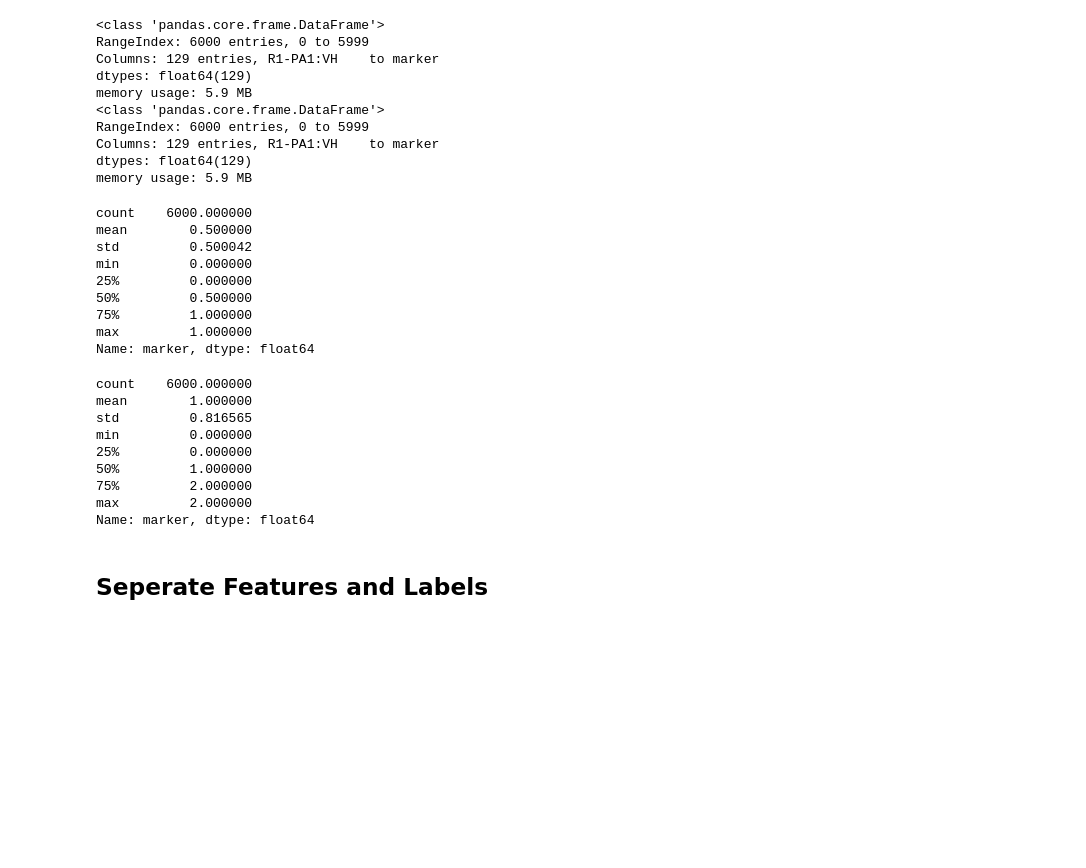
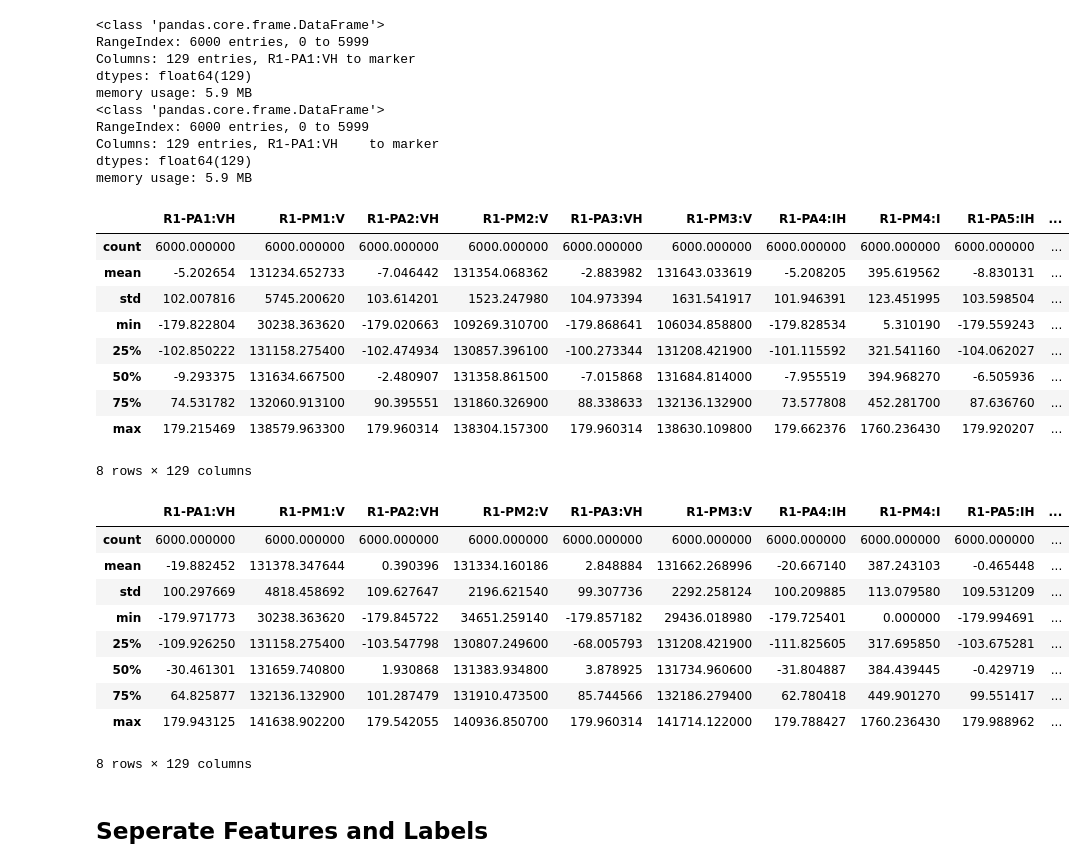
Before and after one commit to dopedud/COMP3217-CW2, a Jupyter notebook: source_code.ipynb, the cells around one changed output. Drawn from its saved outputs; the diff is of its cells as text; code cells hidden in the pictures; blank space fills up the shorter version.

```diff
--- a/source_code.ipynb
+++ b/source_code.ipynb
@@ -30,29 +30,31 @@ Columns: 129 entries, R1-PA1:VH    to marker
 dtypes: float64(129)
 memory usage: 5.9 MB
 # %%
-binary_dataset_training['marker'].describe()
+binary_dataset_training.describe()
 # %% [output]
+|  | R1-PA1:VH | R1-PM1:V | R1-PA2:VH | R1-PM2:V | R1-PA3:VH | R1-PM3:V | R1-PA4:IH | R1-PM4:I | R1-PA5:IH | ... |
+| count | 6000.000000 | 6000.000000 | 6000.000000 | 6000.000000 | 6000.000000 | 6000.000000 | 6000.000000 | 6000.000000 | 6000.000000 | ... |
+| mean | -5.202654 | 131234.652733 | -7.046442 | 131354.068362 | -2.883982 | 131643.033619 | -5.208205 | 395.619562 | -8.830131 | ... |
+| std | 102.007816 | 5745.200620 | 103.614201 | 1523.247980 | 104.973394 | 1631.541917 | 101.946391 | 123.451995 | 103.598504 | ... |
+| min | -179.822804 | 30238.363620 | -179.020663 | 109269.310700 | -179.868641 | 106034.858800 | -179.828534 | 5.310190 | -179.559243 | ... |
+| 25% | -102.850222 | 131158.275400 | -102.474934 | 130857.396100 | -100.273344 | 131208.421900 | -101.115592 | 321.541160 | -104.062027 | ... |
+| 50% | -9.293375 | 131634.667500 | -2.480907 | 131358.861500 | -7.015868 | 131684.814000 | -7.955519 | 394.968270 | -6.505936 | ... |
+| 75% | 74.531782 | 132060.913100 | 90.395551 | 131860.326900 | 88.338633 | 132136.132900 | 73.577808 | 452.281700 | 87.636760 | ... |
+| max | 179.215469 | 138579.963300 | 179.960314 | 138304.157300 | 179.960314 | 138630.109800 | 179.662376 | 1760.236430 | 179.920207 | ... |
-count    6000.000000
-mean        0.500000
-std         0.500042
-min         0.000000
-25%         0.000000
-50%         0.500000
-75%         1.000000
-max         1.000000
-Name: marker, dtype: float64
+8 rows × 129 columns
 # %%
-multi_dataset_training['marker'].describe()
+multi_dataset_training.describe()
 # %% [output]
+|  | R1-PA1:VH | R1-PM1:V | R1-PA2:VH | R1-PM2:V | R1-PA3:VH | R1-PM3:V | R1-PA4:IH | R1-PM4:I | R1-PA5:IH | ... |
+| count | 6000.000000 | 6000.000000 | 6000.000000 | 6000.000000 | 6000.000000 | 6000.000000 | 6000.000000 | 6000.000000 | 6000.000000 | ... |
+| mean | -19.882452 | 131378.347644 | 0.390396 | 131334.160186 | 2.848884 | 131662.268996 | -20.667140 | 387.243103 | -0.465448 | ... |
+| std | 100.297669 | 4818.458692 | 109.627647 | 2196.621540 | 99.307736 | 2292.258124 | 100.209885 | 113.079580 | 109.531209 | ... |
+| min | -179.971773 | 30238.363620 | -179.845722 | 34651.259140 | -179.857182 | 29436.018980 | -179.725401 | 0.000000 | -179.994691 | ... |
+| 25% | -109.926250 | 131158.275400 | -103.547798 | 130807.249600 | -68.005793 | 131208.421900 | -111.825605 | 317.695850 | -103.675281 | ... |
+| 50% | -30.461301 | 131659.740800 | 1.930868 | 131383.934800 | 3.878925 | 131734.960600 | -31.804887 | 384.439445 | -0.429719 | ... |
+| 75% | 64.825877 | 132136.132900 | 101.287479 | 131910.473500 | 85.744566 | 132186.279400 | 62.780418 | 449.901270 | 99.551417 | ... |
+| max | 179.943125 | 141638.902200 | 179.542055 | 140936.850700 | 179.960314 | 141714.122000 | 179.788427 | 1760.236430 | 179.988962 | ... |
-count    6000.000000
-mean        1.000000
-std         0.816565
-min         0.000000
-25%         0.000000
-50%         1.000000
-75%         2.000000
-max         2.000000
-Name: marker, dtype: float64
+8 rows × 129 columns
 # %% [markdown]
 ## Seperate Features and Labels
 # %%
```
Also changed, not shown: parts of 5 cells of this notebook, 3 other files.
